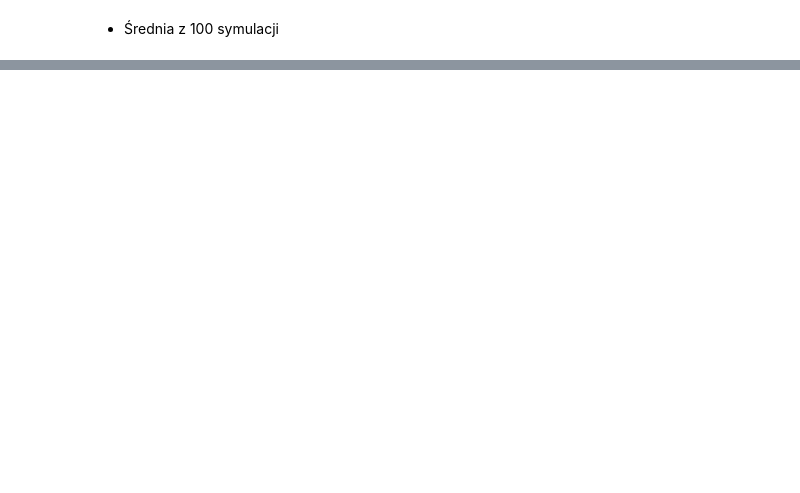
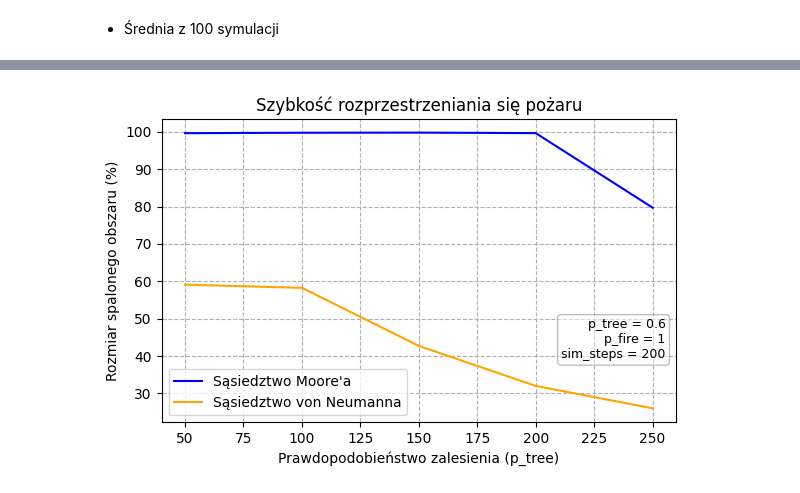
Before and after one commit to JKrempinska/fire-spread-percolation, a Jupyter notebook: fire.ipynb, the cells around one changed output, grey strips where cells are left out. Saved outputs shown, nothing was run; the diff lists cells and outputs as text; code cells hidden in the pictures; blank space fills up the shorter version.

```diff
--- a/fire.ipynb
+++ b/fire.ipynb
@@ -302,0 +341,40 @@ plt.show()
+# %%
+M = 200
+N = 100
+p_fire, p_tree = 1, 0.6
+size_values = np.arange(50, 300, 50)
+# %%
+burned_neumann_v6 = np.zeros((len(size_values), N))
+burned_moore_v6 = np.zeros((len(size_values), N))
+
+for j in range(N):
+    for i, size in enumerate(size_values):
+        burned_neumann, _ = how_much_burned(size=size, p_fire=p_fire, p_tree=p_tree, neighborhood="von_neumann", M=M)
+        burned_moore, _ = how_much_burned(size=size, p_fire=p_fire, p_tree=p_tree, neighborhood="moore", M=M)
+
+        burned_neumann_v6[i, j] = burned_neumann[-1]
+        burned_moore_v6[i, j] = burned_moore[-1]
+# %%
+avg_burned_neumann_v3 = np.mean(burned_neumann_v6, axis=1)
+avg_burned_moore_v3 = np.mean(burned_moore_v6, axis=1)
+# %%
+plt.figure(figsize=(6, 4))
+plt.plot(size_values, avg_burned_moore_v3, label="Sąsiedztwo Moore'a", color="blue")
+plt.plot(size_values, avg_burned_neumann_v3, label="Sąsiedztwo von Neumanna", color="orange")
+plt.xlabel('Prawdopodobieństwo zalesienia (p_tree)')
+plt.ylabel('Rozmiar spalonego obszaru (%)')
+plt.title('Szybkość rozprzestrzeniania się pożaru')
+param_text = f"p_tree = {p_tree}\np_fire = {p_fire}\nsim_steps = {M}"
+plt.text(0.98, 0.2, param_text,
+         transform=plt.gca().transAxes,
+         fontsize=9,
+         verticalalignment='bottom',
+         horizontalalignment='right',
+         bbox=dict(boxstyle='round', facecolor='white', edgecolor='gray', alpha=0.5))
+plt.legend(loc = "lower left")
+plt.grid(True, linestyle = '--')
+plt.tight_layout()
+#plt.savefig("avg100_burned_vs_size.png", dpi=300)
+plt.show()
+# %% [output]
+[figure, added]
```
Also changed, not shown: parts of 7 cells of this notebook.
